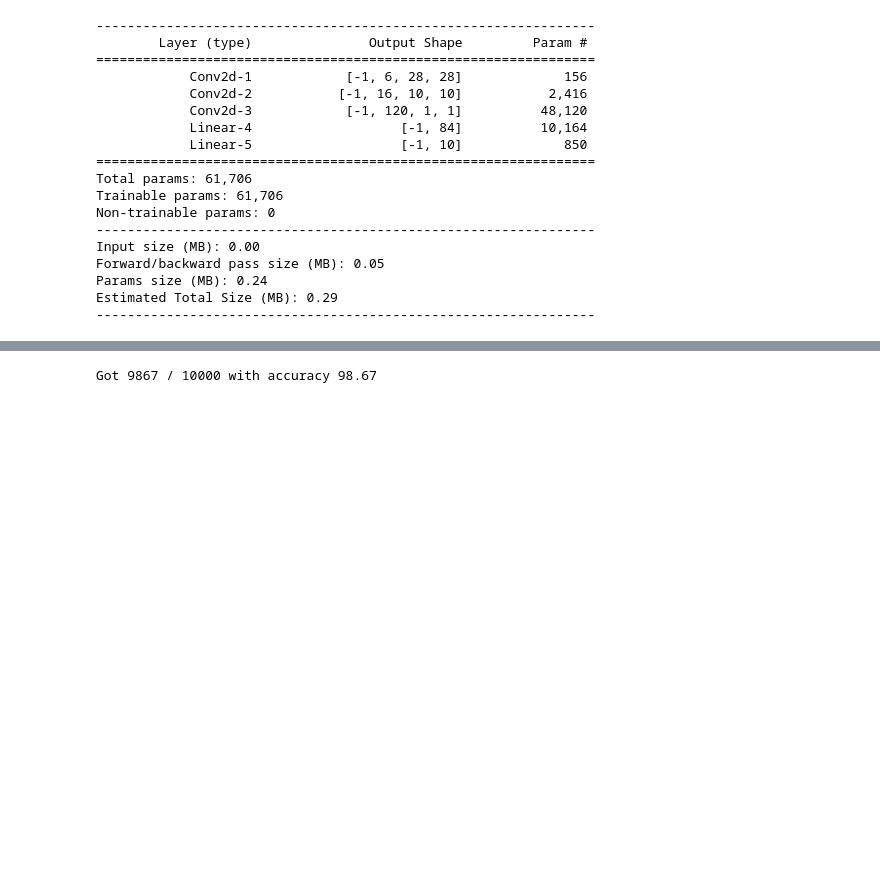
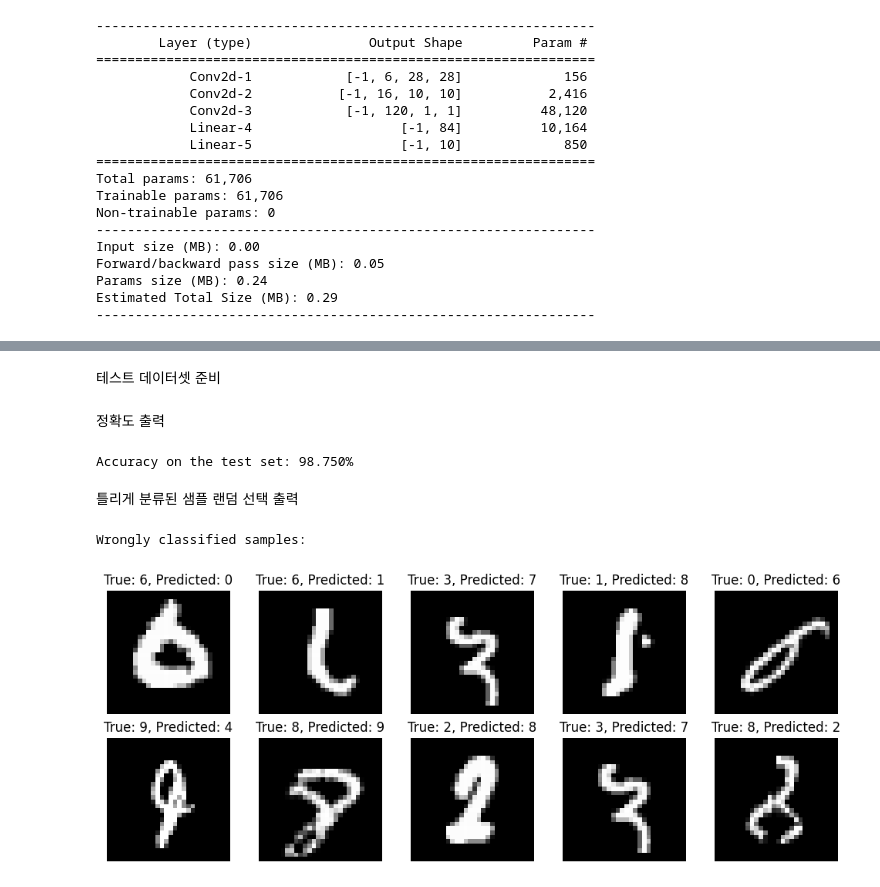
Before and after one commit to gjlee0802/ssu-deep-learning, a Jupyter notebook: LeNet5/LeNet-5.ipynb, the cells around one changed output, grey strips where cells are left out. Saved outputs shown, nothing was run; the diff lists cells and outputs as text; code cells hidden in the pictures; blank space fills up the shorter version.

```diff
--- a/LeNet5/LeNet-5.ipynb
+++ b/LeNet5/LeNet-5.ipynb
@@ -328,0 +382,2 @@ def check_accuracy(loader, model):
+# %% [markdown]
+테스트 데이터셋 준비
@@ -329,4 +401,27 @@ def check_accuracy(loader, model):
+# %% [markdown]
+정확도 출력
 # %%
-check_accuracy(test_dl, model)
+correct_samples, wrong_samples = check_accuracy(test_dl, model)
 # %% [output]
-Got 9867 / 10000 with accuracy 98.67
+Accuracy on the test set: 98.750%
+# %% [markdown]
+틀리게 분류된 샘플 랜덤 선택 출력
+# %%
+import random
+import matplotlib.pyplot as plt
+
+# 잘못 분류된 샘플 중 10개를 랜덤하게 선택하여 출력
+print("Wrongly classified samples:")
+plt.figure(figsize=(10, 4))  # 전체 그림의 크기 설정
+for i in range(10):
+    sample = random.choice(wrong_samples)
+    input_img, true_label, predicted_label = sample
+    plt.subplot(2, 5, i + 1)  # 2행 5열의 subplot 중 i+1 번째에 그림을 출력
+    plt.imshow(input_img.squeeze().cpu().numpy(), cmap='gray')
+    plt.title(f'True: {true_label}, Predicted: {predicted_label}')
+    plt.axis('off')  # 축 제거
+plt.tight_layout()  # subplot 간격 자동 조절
+plt.show()
+# %% [output]
+Wrongly classified samples:
+[figure, added]
```
Also changed, not shown: parts of 32 cells of this notebook, 1 other file.
